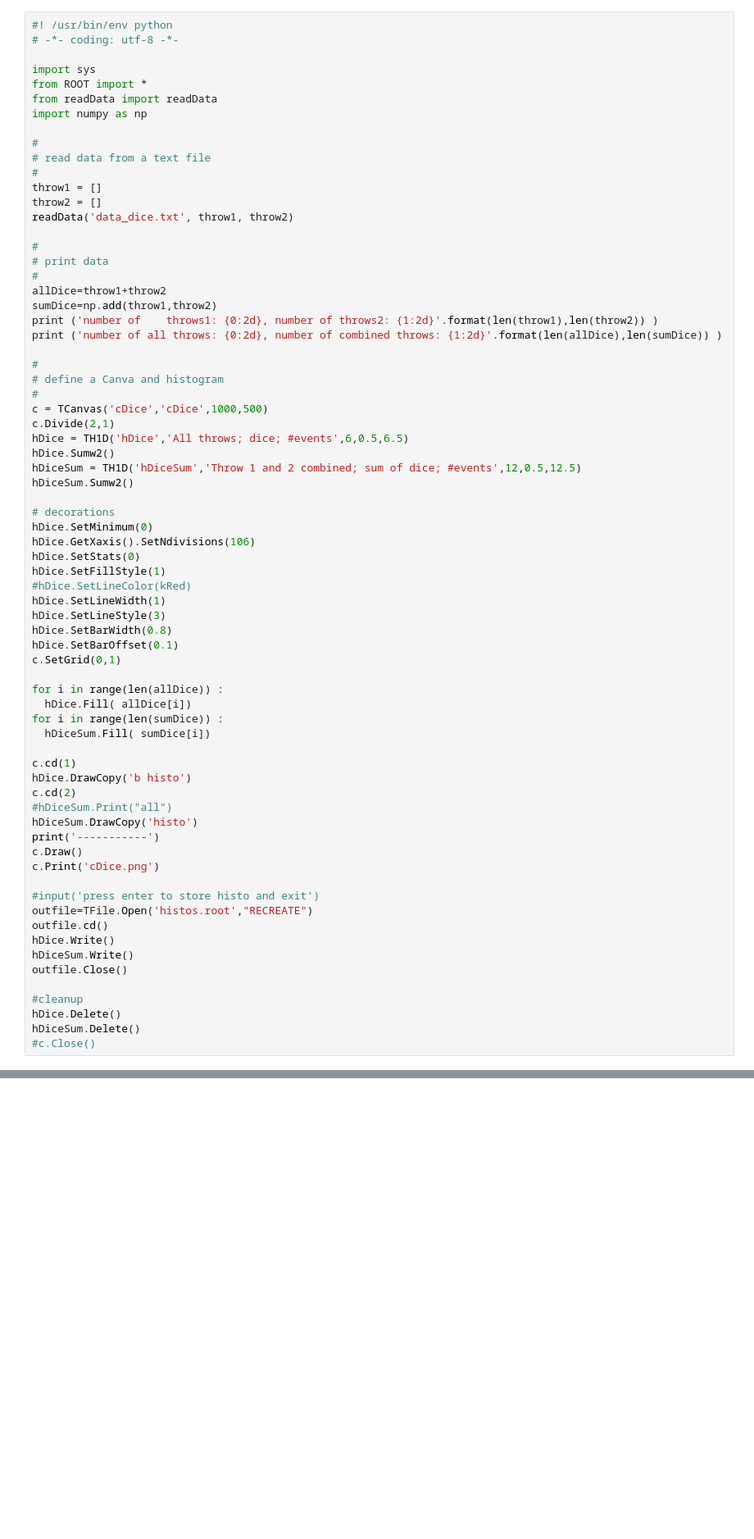
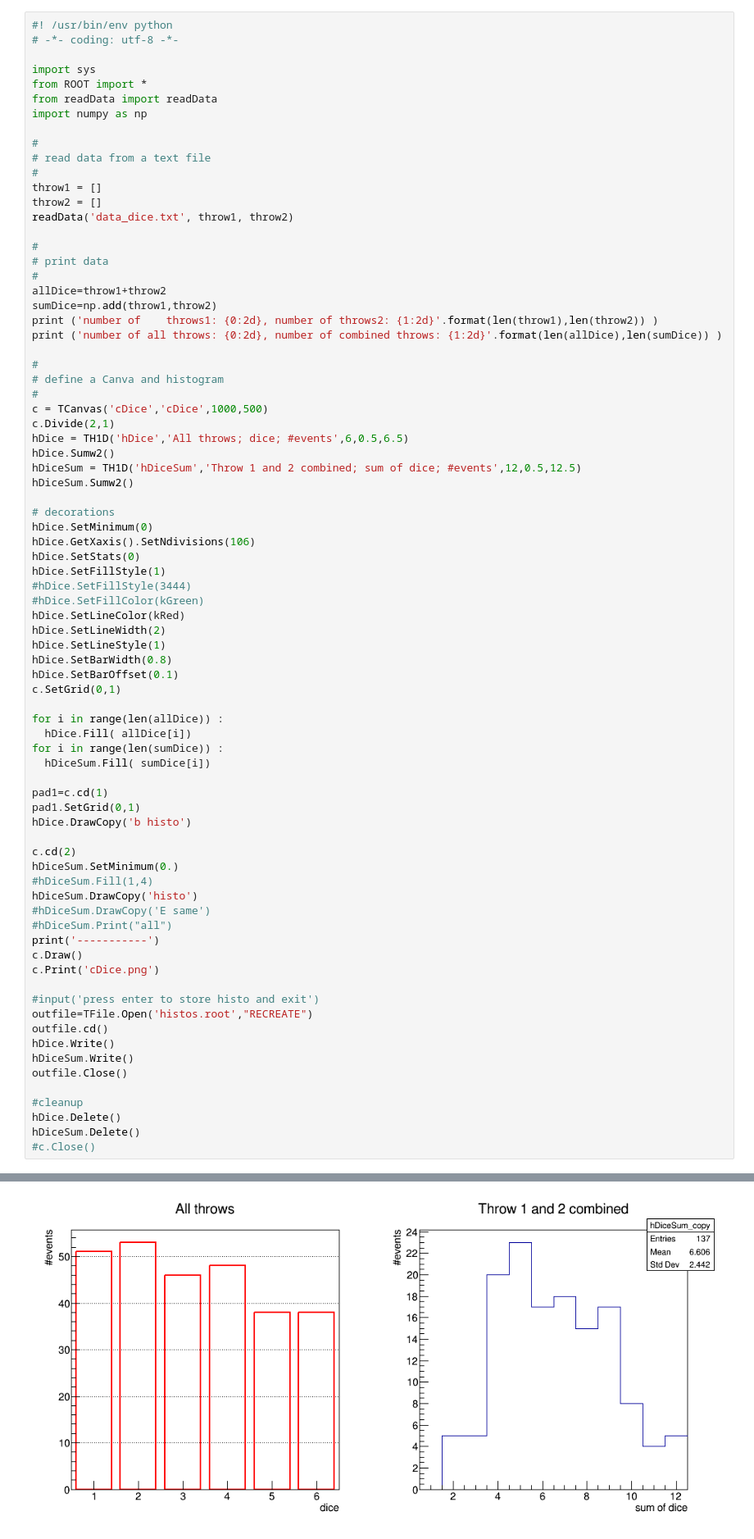
Before and after one commit to barraldiaz/Modern_Particle_Physics_Experiments, a Jupyter notebook: 01_Introduction_to_ROOT/01_Introduction_to_ROOT.ipynb, the cells around one changed output, grey strips where cells are left out. Shown at 82% size. Saved outputs shown, nothing was run; the diff lists cells and outputs as text; blank space fills up the shorter version.

```diff
--- a/01_Introduction_to_ROOT/01_Introduction_to_ROOT.ipynb
+++ b/01_Introduction_to_ROOT/01_Introduction_to_ROOT.ipynb
@@ -44,9 +44,11 @@ hDice.SetMinimum(0)
 hDice.GetXaxis().SetNdivisions(106)
 hDice.SetStats(0)
 hDice.SetFillStyle(1)
-#hDice.SetLineColor(kRed)
-hDice.SetLineWidth(1)
-hDice.SetLineStyle(3)
+#hDice.SetFillStyle(3444)
+#hDice.SetFillColor(kGreen)
+hDice.SetLineColor(kRed)
+hDice.SetLineWidth(2)
+hDice.SetLineStyle(1)
 hDice.SetBarWidth(0.8)
 hDice.SetBarOffset(0.1)
 c.SetGrid(0,1)
@@ -56,11 +58,16 @@ for i in range(len(allDice)) :
 for i in range(len(sumDice)) :
   hDiceSum.Fill( sumDice[i])
 
-c.cd(1)
+pad1=c.cd(1)
+pad1.SetGrid(0,1)
 hDice.DrawCopy('b histo')
+
 c.cd(2)
+hDiceSum.SetMinimum(0.)
+#hDiceSum.Fill(1,4)
+hDiceSum.DrawCopy('histo')
+#hDiceSum.DrawCopy('E same')
 #hDiceSum.Print("all")
-hDiceSum.DrawCopy('histo')
 print('-----------')
 c.Draw()
 c.Print('cDice.png')
@@ -76,3 +83,4 @@ outfile.Close()
 hDice.Delete()
 hDiceSum.Delete()
 #c.Close()
+# %% [output]
@@ -79,3 +91,4 @@ hDiceSum.Delete()
+[figure, added]
 # %% [markdown]
 # Example 2
 access to histograms, graphs, decorations
```
Also changed, not shown: parts of 8 cells of this notebook.
